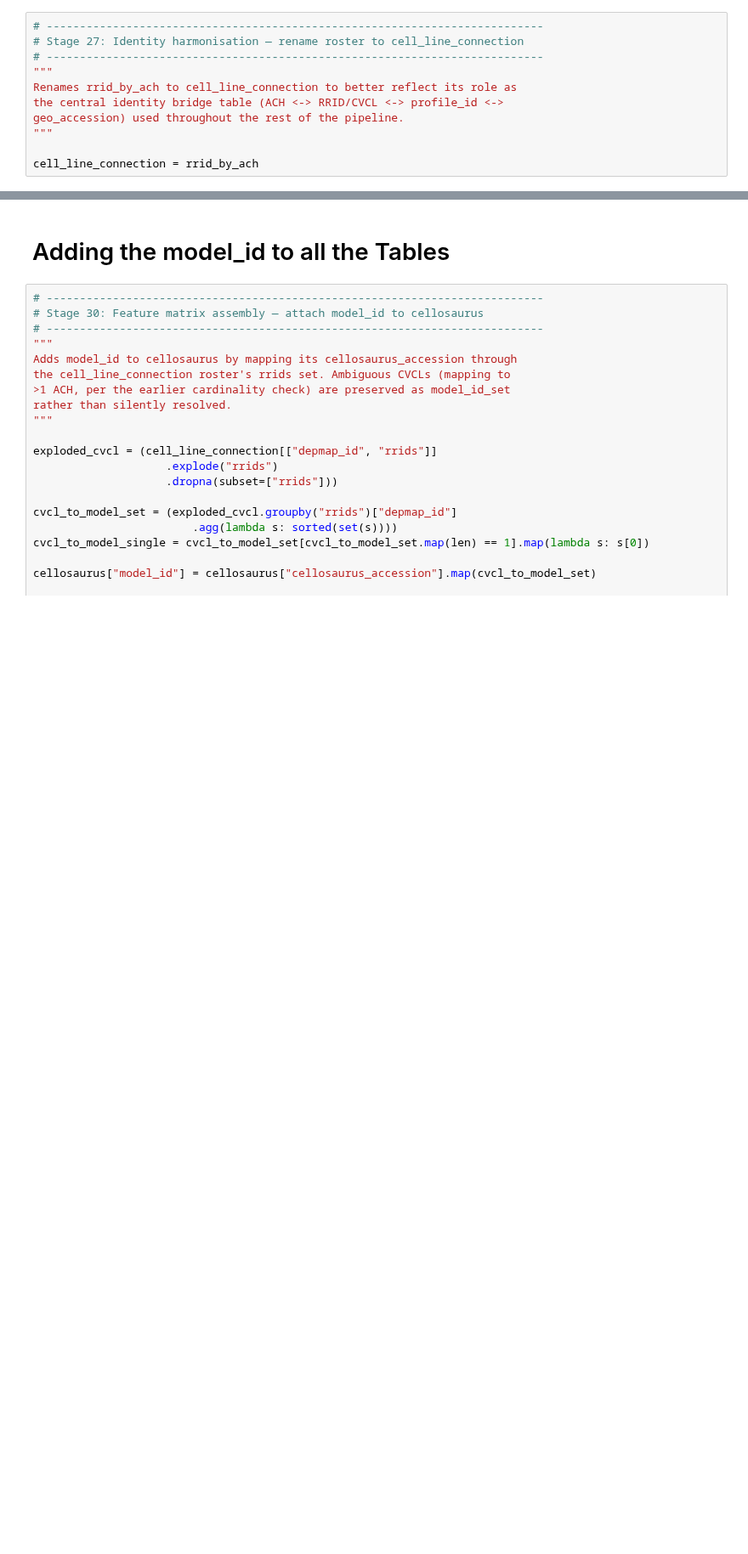
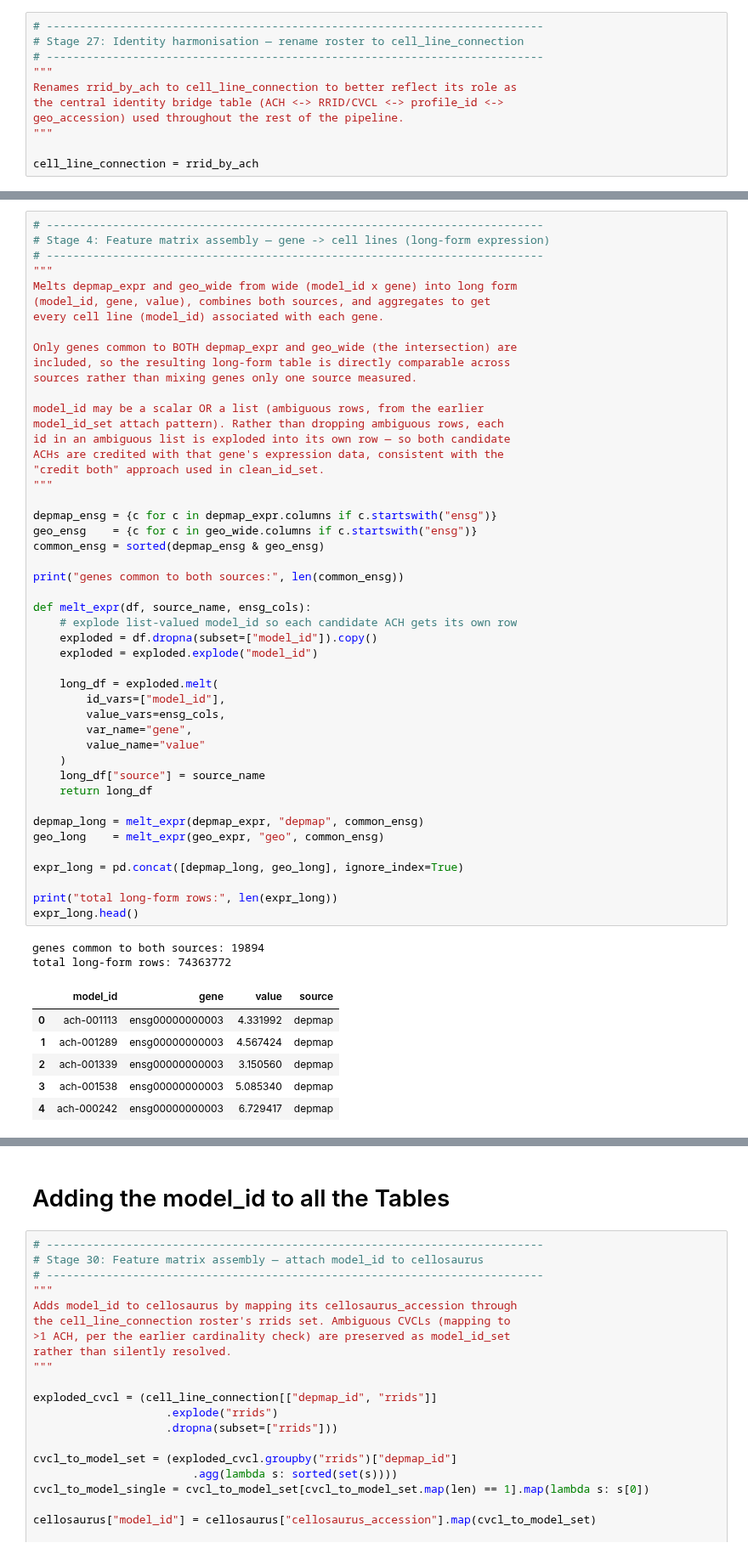
Before and after one commit to UoB-AstraZeneca-25-26/UoB-GeneTraceAI-25-26, a Jupyter notebook: src/Track - D/00_data_harmonisation_pipeline.ipynb, the cells around one changed output, grey strips where cells are left out. Shown at 85% size. Cells and saved outputs as stored; diff of their text form; blank space fills up the shorter version.

```diff
--- a/src/Track - D/00_data_harmonisation_pipeline.ipynb
+++ b/src/Track - D/00_data_harmonisation_pipeline.ipynb
@@ -966,0 +998,56 @@ cell_line_connection = rrid_by_ach
+# %%
+# ---------------------------------------------------------------------------
+# Stage 4: Feature matrix assembly — gene -> cell lines (long-form expression)
+# ---------------------------------------------------------------------------
+"""
+Melts depmap_expr and geo_wide from wide (model_id x gene) into long form
+(model_id, gene, value), combines both sources, and aggregates to get
+every cell line (model_id) associated with each gene.
+
+Only genes common to BOTH depmap_expr and geo_wide (the intersection) are
+included, so the resulting long-form table is directly comparable across
+sources rather than mixing genes only one source measured.
+
+model_id may be a scalar OR a list (ambiguous rows, from the earlier
+model_id_set attach pattern). Rather than dropping ambiguous rows, each
+id in an ambiguous list is exploded into its own row — so both candidate
+ACHs are credited with that gene's expression data, consistent with the
+"credit both" approach used in clean_id_set.
+"""
+
+depmap_ensg = {c for c in depmap_expr.columns if c.startswith("ensg")}
+geo_ensg    = {c for c in geo_wide.columns if c.startswith("ensg")}
+common_ensg = sorted(depmap_ensg & geo_ensg)
+
+print("genes common to both sources:", len(common_ensg))
+
+def melt_expr(df, source_name, ensg_cols):
+    # explode list-valued model_id so each candidate ACH gets its own row
+    exploded = df.dropna(subset=["model_id"]).copy()
+    exploded = exploded.explode("model_id")
+
+    long_df = exploded.melt(
+        id_vars=["model_id"],
+        value_vars=ensg_cols,
+        var_name="gene",
+        value_name="value"
+    )
+    long_df["source"] = source_name
+    return long_df
+
+depmap_long = melt_expr(depmap_expr, "depmap", common_ensg)
+geo_long    = melt_expr(geo_expr, "geo", common_ensg)
+
+expr_long = pd.concat([depmap_long, geo_long], ignore_index=True)
+
+print("total long-form rows:", len(expr_long))
+expr_long.head()
+# %% [output]
+genes common to both sources: 19894
+total long-form rows: 74363772
+|  | model_id | gene | value | source |
+| 0 | ach-001113 | ensg00000000003 | 4.331992 | depmap |
+| 1 | ach-001289 | ensg00000000003 | 4.567424 | depmap |
+| 2 | ach-001339 | ensg00000000003 | 3.150560 | depmap |
+| 3 | ach-001538 | ensg00000000003 | 5.085340 | depmap |
+| 4 | ach-000242 | ensg00000000003 | 6.729417 | depmap |
```
Also changed, not shown: parts of 11 cells of this notebook.
